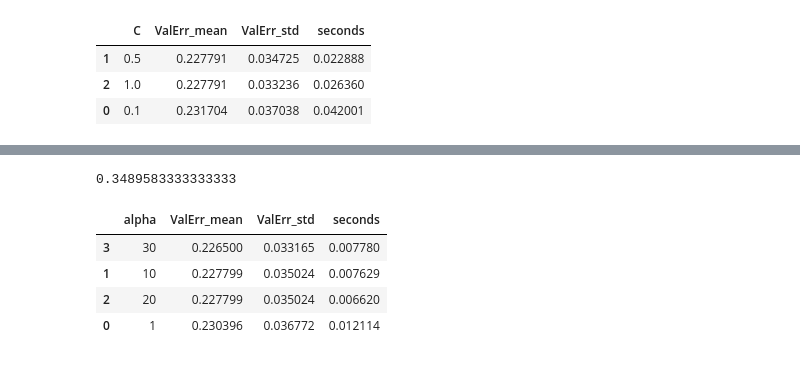
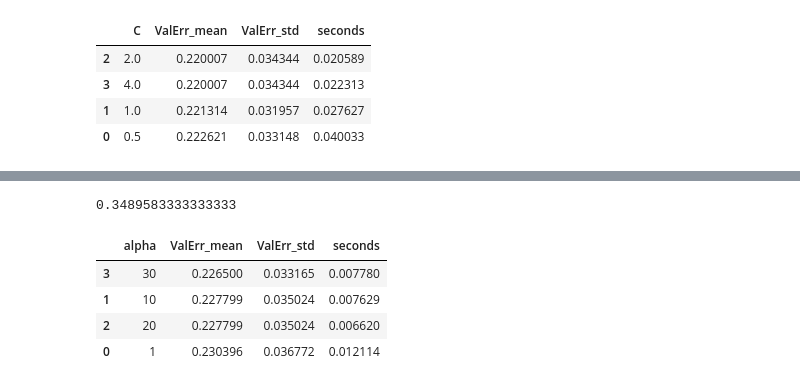
Before and after one commit to michelebersani/StatisticalLearning, a Jupyter notebook: diabetes_analysis.ipynb, the cells around one changed output, grey strips where cells are left out. Drawn from its saved outputs; the diff is of its cells as text; code cells hidden in the pictures.

```diff
--- a/diabetes_analysis.ipynb
+++ b/diabetes_analysis.ipynb
@@ -10,10 +10,13 @@ from KCrossVal import kFoldCross, MeanAbsError, BinaryAccuracy
 import time
 # %%
 dataset_df = pd.read_csv('./data/diabetes.csv')
+# shuffle
+dataset_df = dataset_df.sample(frac=1)
+
 matrix = dataset_df.to_numpy()
 X = matrix[:,:-1]
 Y = matrix[:,-1]
+# Columns normalization
 for c in range(X.shape[1]):
     X[:,c] = X[:,c] - X[:,c].mean()
     X[:,c] = X[:,c] / X[:,c].std()
-dataset_df
@@ -34,16 +23,17 @@ dataset_df
 # %%
-C_values = [0.1,0.5,1]
+C_values = [0.5,1,2,4]
 results = []
 for C in C_values:
     reg = linear_model.LogisticRegression(C=C)
     res = kFoldCross(reg.fit, reg.predict, X, Y, 5, MeanAbsError)
     res = C, res[0], res[1], res[3]
     results.append(res)
 
 df = pd.DataFrame(results, columns=['C', 'ValErr_mean', 'ValErr_std', 'seconds'])
 df.sort_values(by='ValErr_mean')
 # %% [output]
 |  | C | ValErr_mean | ValErr_std | seconds |
-| 1 | 0.5 | 0.227791 | 0.034725 | 0.022888 |
-| 2 | 1.0 | 0.227791 | 0.033236 | 0.026360 |
-| 0 | 0.1 | 0.231704 | 0.037038 | 0.042001 |
+| 2 | 2.0 | 0.220007 | 0.034344 | 0.020589 |
+| 3 | 4.0 | 0.220007 | 0.034344 | 0.022313 |
+| 1 | 1.0 | 0.221314 | 0.031957 | 0.027627 |
+| 0 | 0.5 | 0.222621 | 0.033148 | 0.040033 |
```
Also changed, not shown: parts of 4 cells of this notebook, 1 other file.
